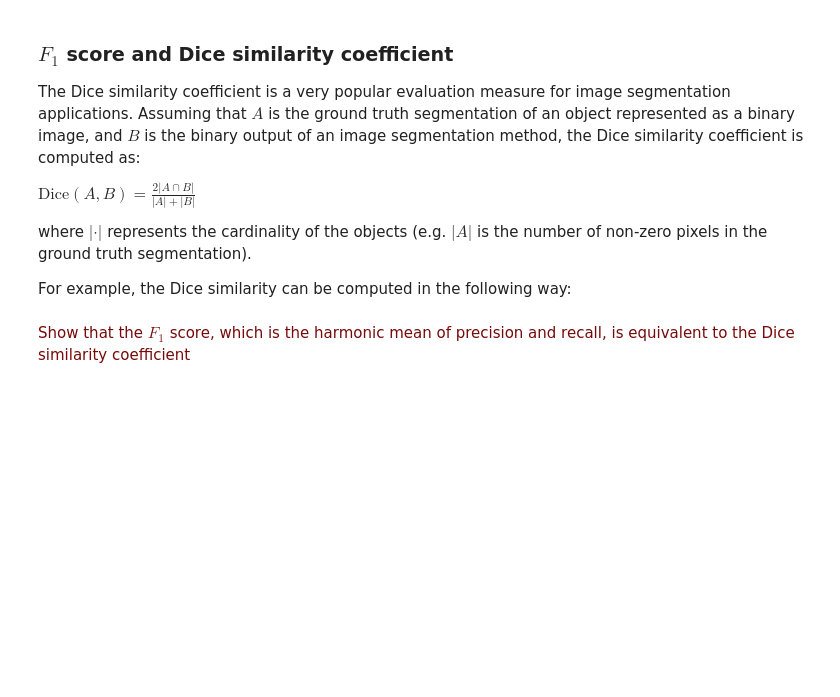
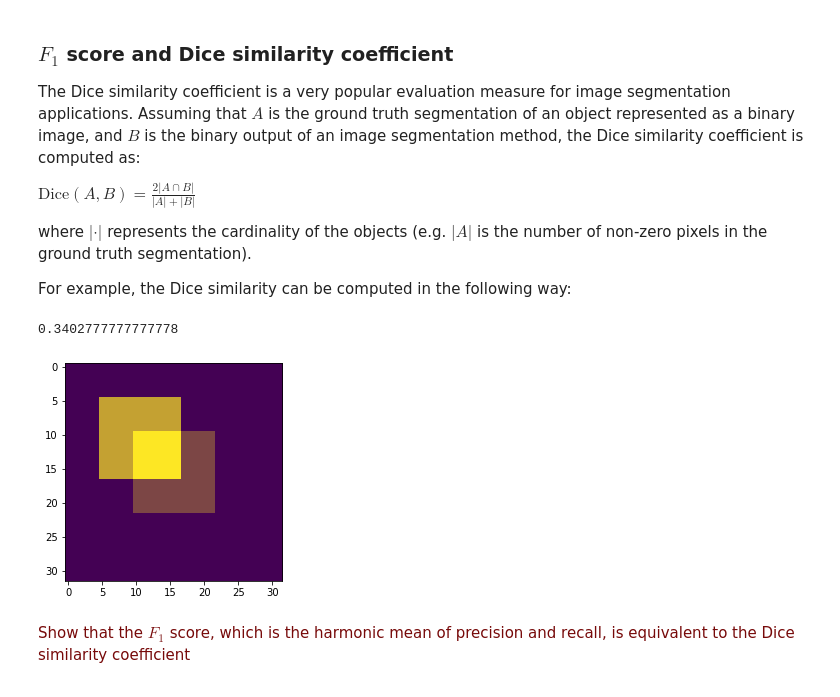
Before and after one commit to mennocromwijk/Machine_Learning, a Jupyter notebook: practicals/week_2.ipynb, the cells around one changed output. Cells and saved outputs as stored; diff of their text form; code cells hidden in the pictures; blank space fills up the shorter version.

```diff
--- a/practicals/week_2.ipynb
+++ b/practicals/week_2.ipynb
@@ -317,17 +317,25 @@ For example, the Dice similarity can be computed in the following way:
 # %%
 # generate some test objecys
 A = np.zeros((32, 32))
 A[10:-10, 10:-10] = 1
 B = np.zeros((32, 32))
 B[5:-15, 5:-15] = 1
 
 dice = 2*np.sum(A*B)/(np.sum(A)+np.sum(B))
 
 # display the results
 plt.plot()
 plt.imshow(A)
 plt.imshow(B, alpha=0.7)
 
 print(dice)
+
+
+precision = TP/(TP+FP)
+recall = TP/(TP+FN)
+F1 = 1/((1/precision) + (1/recall))
+# %% [output]
+0.3402777777777778
+[figure, added]
 # %% [markdown]
 <p><font color='#770a0a'>Show that the $F_1$ score, which is the harmonic mean of precision and recall, is equivalent to the Dice similarity coefficient</font><p>
```
Also changed, not shown: parts of 3 cells of this notebook.
